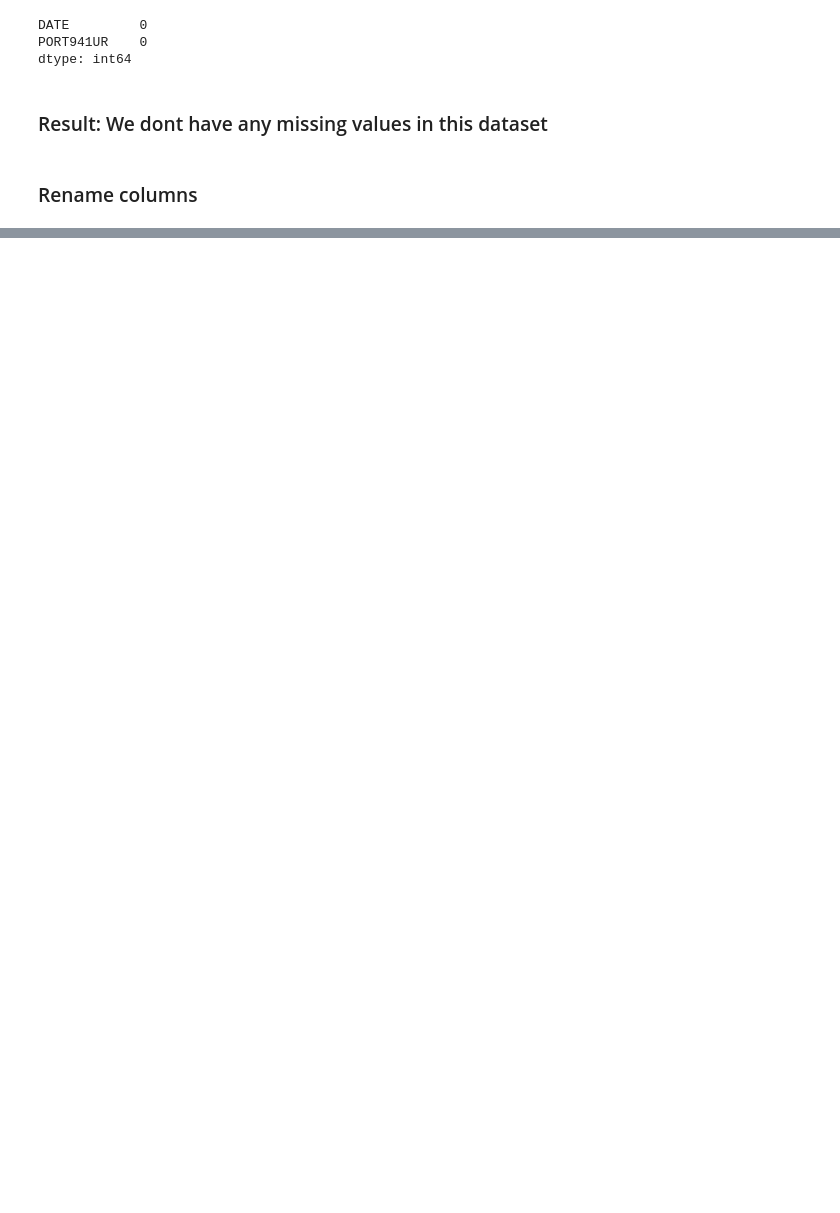
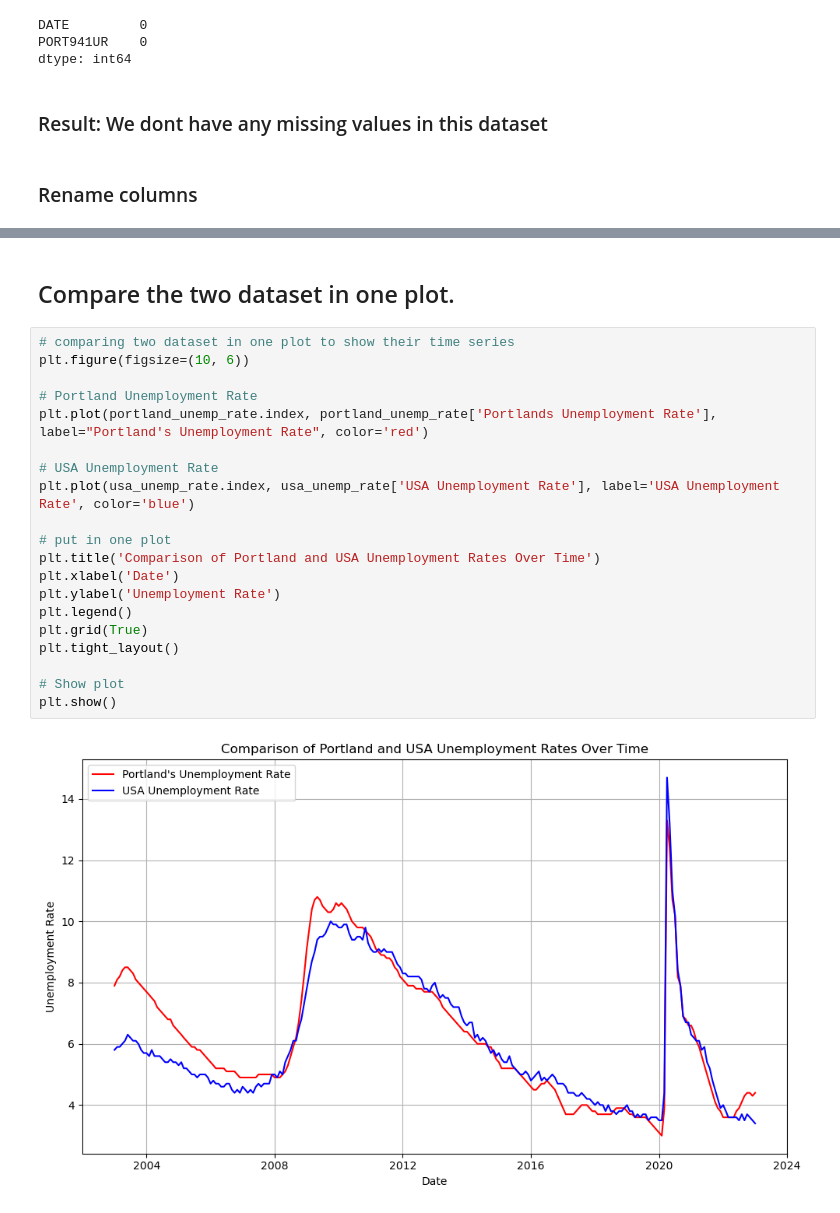
Before and after one commit to AnnaJazayeri/time-series, a Jupyter notebook: Time Series .ipynb, the cells around one changed output, grey strips where cells are left out. Drawn from its saved outputs; the diff is of its cells as text; blank space fills up the shorter version.

```diff
--- a/Time Series .ipynb
+++ b/Time Series .ipynb
@@ -137,0 +238,24 @@ plt.tight_layout()
+# %% [markdown]
+## Compare the two dataset in one plot.
+# %%
+# comparing two dataset in one plot to show their time series
+plt.figure(figsize=(10, 6))
+
+# Portland Unemployment Rate
+plt.plot(portland_unemp_rate.index, portland_unemp_rate['Portlands Unemployment Rate'], label="Portland's Unemployment Rate", color='red')
+
+# USA Unemployment Rate
+plt.plot(usa_unemp_rate.index, usa_unemp_rate['USA Unemployment Rate'], label='USA Unemployment Rate', color='blue')
+
+# put in one plot
+plt.title('Comparison of Portland and USA Unemployment Rates Over Time')
+plt.xlabel('Date')
+plt.ylabel('Unemployment Rate')
+plt.legend()
+plt.grid(True)
+plt.tight_layout()
+
+# Show plot
+plt.show()
+# %% [output]
+[figure, added]
```
Also changed, not shown: parts of 35 cells of this notebook, 1 other file.
